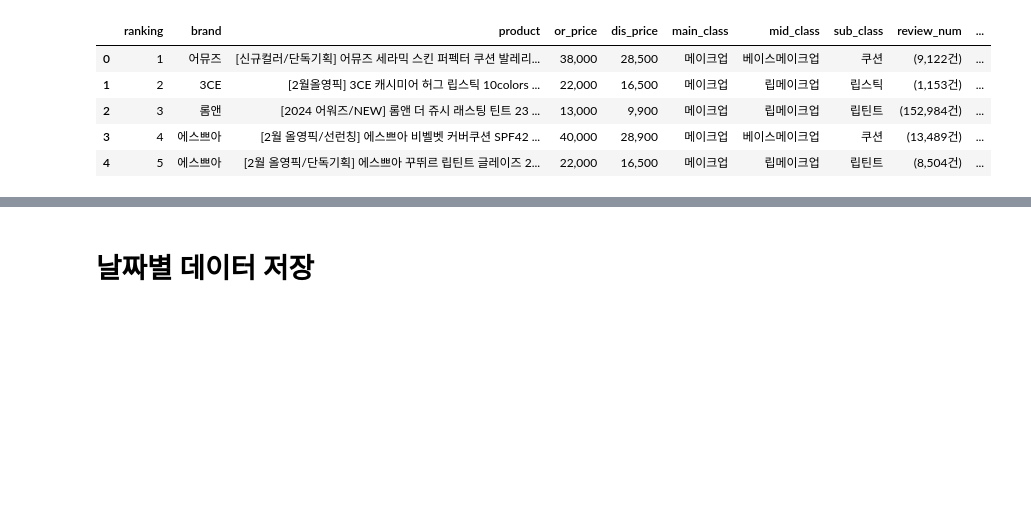
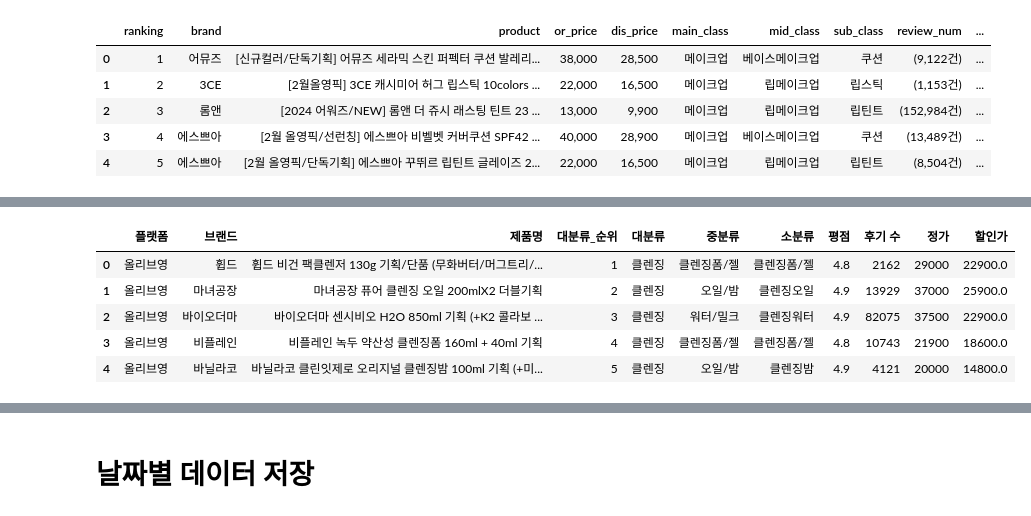
Before and after one commit to sweeeet-zoo/sparta5, a Jupyter notebook: 실전_프로젝트/데이터_수집/올리브영_크롤링_카테고리.ipynb, the cells around one changed output, grey strips where cells are left out. Cells and saved outputs as stored; diff of their text form; code cells hidden in the pictures; blank space fills up the shorter version.

```diff
--- a/실전_프로젝트/데이터_수집/올리브영_크롤링_카테고리.ipynb
+++ b/실전_프로젝트/데이터_수집/올리브영_크롤링_카테고리.ipynb
@@ -1027,0 +1233,10 @@ olive_base_df = olive_makeup_df.loc[cond_makeup1]
+# %%
+olive_clean_df2 = oliveyoung_copy[2]
+olive_clean_df2.head()
+# %% [output]
+|  | 플랫폼 | 브랜드 | 제품명 | 대분류_순위 | 대분류 | 중분류 | 소분류 | 평점 | 후기 수 | 정가 | 할인가 |
+| 0 | 올리브영 | 휩드 | 휩드 비건 팩클렌저 130g 기획/단품 (무화버터/머그트리/... | 1 | 클렌징 | 클렌징폼/젤 | 클렌징폼/젤 | 4.8 | 2162 | 29000 | 22900.0 |
+| 1 | 올리브영 | 마녀공장 | 마녀공장 퓨어 클렌징 오일 200mlX2 더블기획 | 2 | 클렌징 | 오일/밤 | 클렌징오일 | 4.9 | 13929 | 37000 | 25900.0 |
+| 2 | 올리브영 | 바이오더마 | 바이오더마 센시비오 H2O 850ml 기획 (+K2 콜라보 ... | 3 | 클렌징 | 워터/밀크 | 클렌징워터 | 4.9 | 82075 | 37500 | 22900.0 |
+| 3 | 올리브영 | 비플레인 | 비플레인 녹두 약산성 클렌징폼 160ml + 40ml 기획 | 4 | 클렌징 | 클렌징폼/젤 | 클렌징폼/젤 | 4.8 | 10743 | 21900 | 18600.0 |
+| 4 | 올리브영 | 바닐라코 | 바닐라코 클린잇제로 오리지널 클렌징밤 100ml 기획 (+미... | 5 | 클렌징 | 오일/밤 | 클렌징밤 | 4.9 | 4121 | 20000 | 14800.0 |
```
Also changed, not shown: parts of 35 cells of this notebook, 5 other files.
